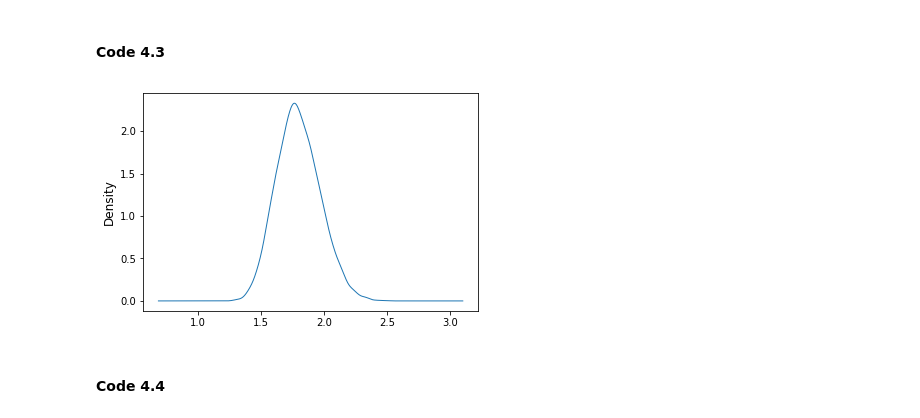
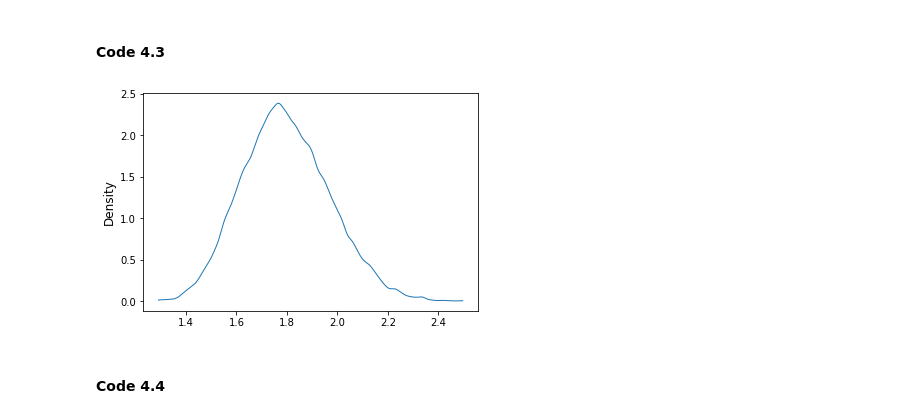
Before and after one commit to fehiepsi/rethinking-pyro, a Jupyter notebook: notebooks/04_linear_models.ipynb, the cells around one changed output. Drawn from its saved outputs; the diff is of its cells as text; code cells hidden in the pictures.

```diff
--- a/notebooks/04_linear_models.ipynb
+++ b/notebooks/04_linear_models.ipynb
@@ -26,9 +26,9 @@ tensor(1.8004)
 #### Code 4.3
 # %%
 growth = (1 + torch.empty(10000, 12).uniform_(0, 0.1)).prod(1)
-pd.Series(growth).plot(kind="density");
+dens(growth)
 # %% [output]
-[figure, old version]
+[figure, new version]
 # %% [markdown]
 #### Code 4.4
 # %%
```
Also changed, not shown: parts of 16 cells of this notebook, 5 other files.
